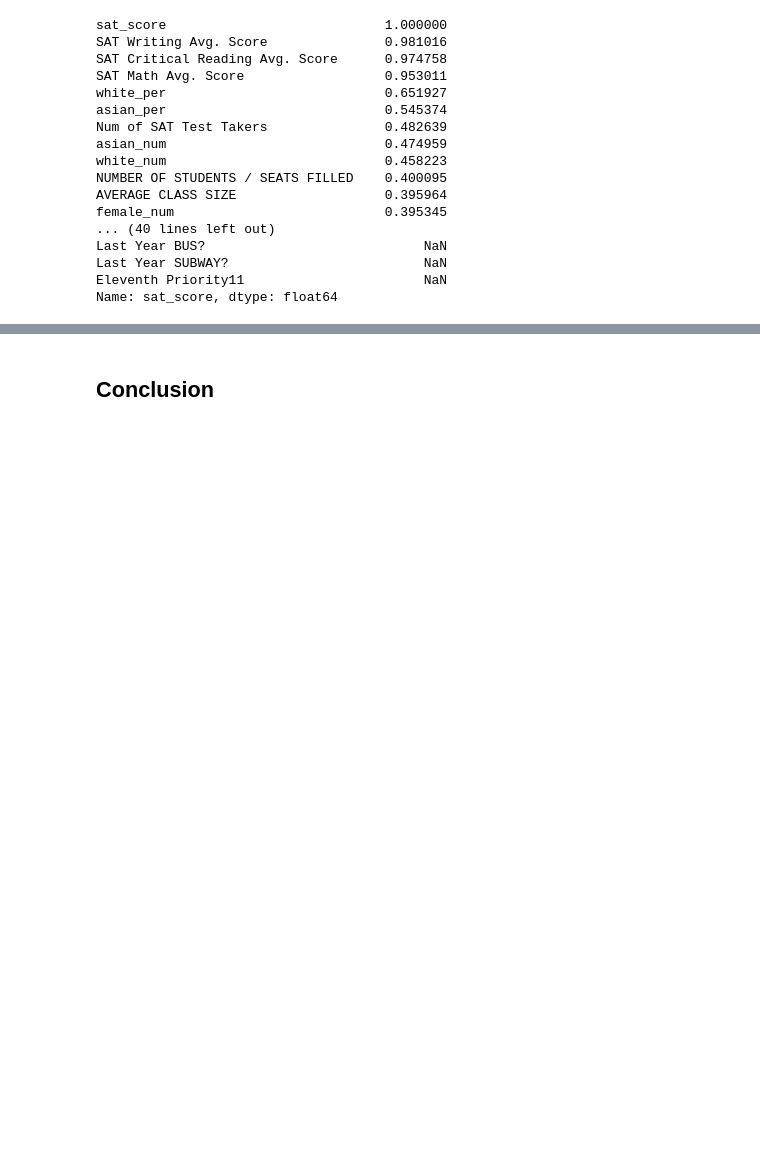
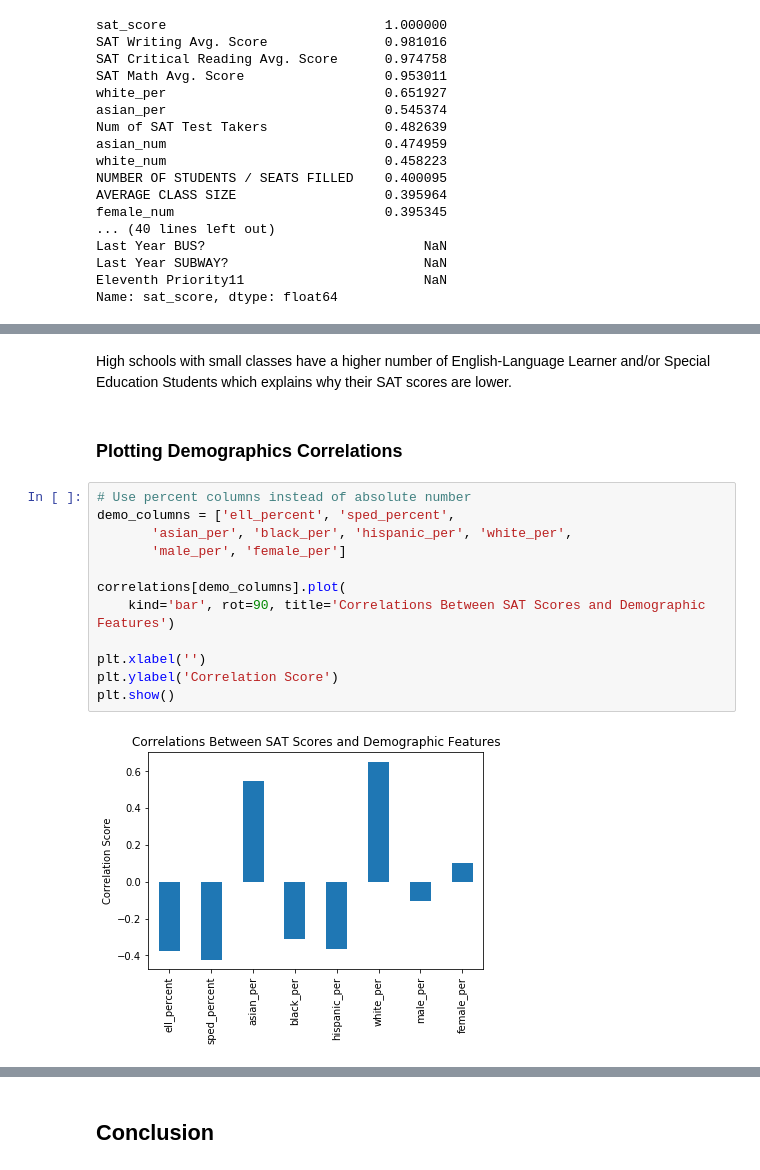
Before and after one commit to ThomasCharuel/NYC_SAT_score_analysis, a Jupyter notebook: NYC SAT Scores Data Analysis.ipynb, the cells around one changed output, grey strips where cells are left out. Drawn from its saved outputs; the diff is of its cells as text; blank space fills up the shorter version.

```diff
--- a/NYC SAT Scores Data Analysis.ipynb
+++ b/NYC SAT Scores Data Analysis.ipynb
@@ -161,0 +195,18 @@ Name: sat_score, dtype: float64
+# %% [markdown]
+High schools with small classes have a higher number of English-Language Learner and/or Special Education Students which explains why their SAT scores are lower.
+# %% [markdown]
+### Plotting Demographics Correlations
+# %%
+# Use percent columns instead of absolute number
+demo_columns = ['ell_percent', 'sped_percent',
+       'asian_per', 'black_per', 'hispanic_per', 'white_per',
+       'male_per', 'female_per']
+
+correlations[demo_columns].plot(
+    kind='bar', rot=90, title='Correlations Between SAT Scores and Demographic Features')
+
+plt.xlabel('')
+plt.ylabel('Correlation Score')
+plt.show()
+# %% [output]
+[figure, added]
```
Also changed, not shown: parts of 18 cells of this notebook.
